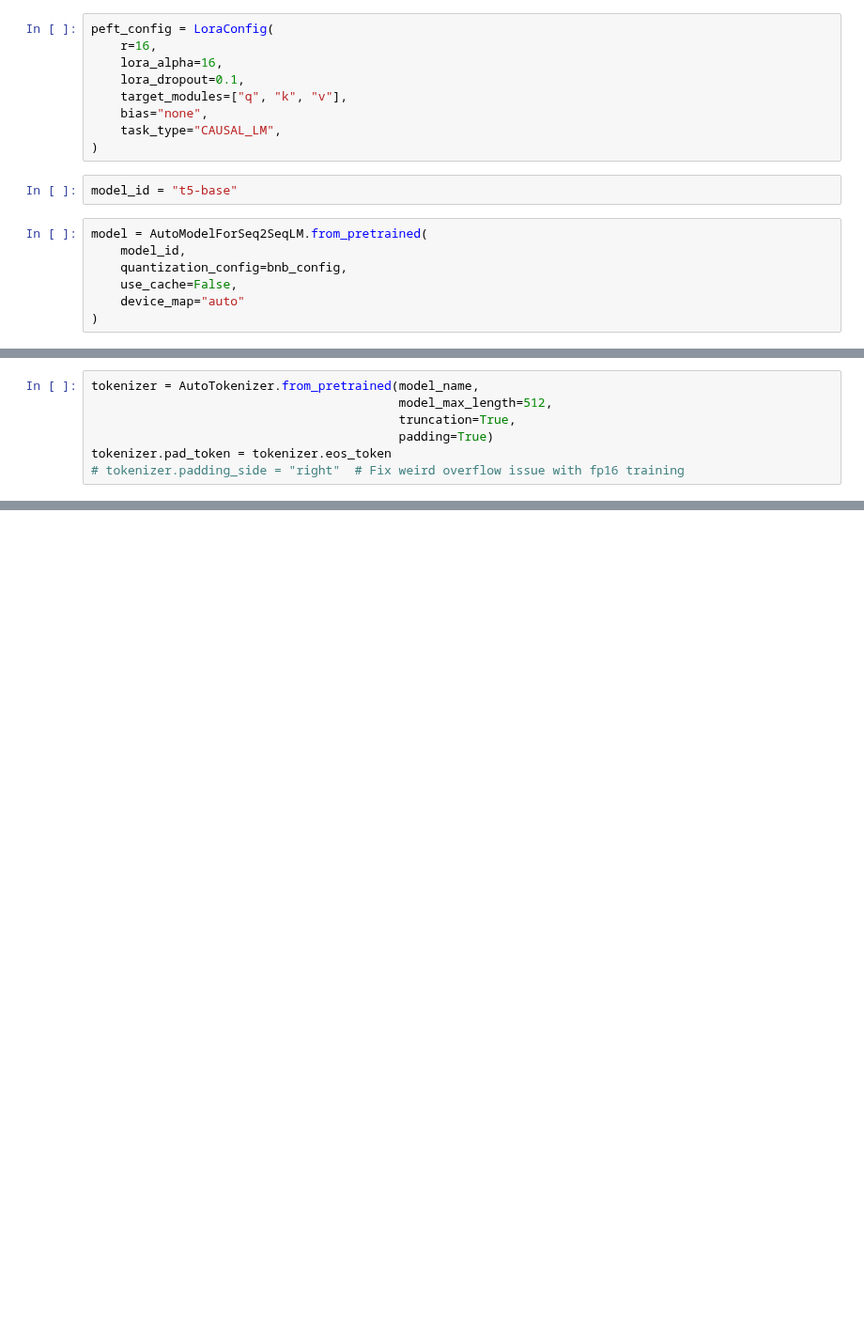
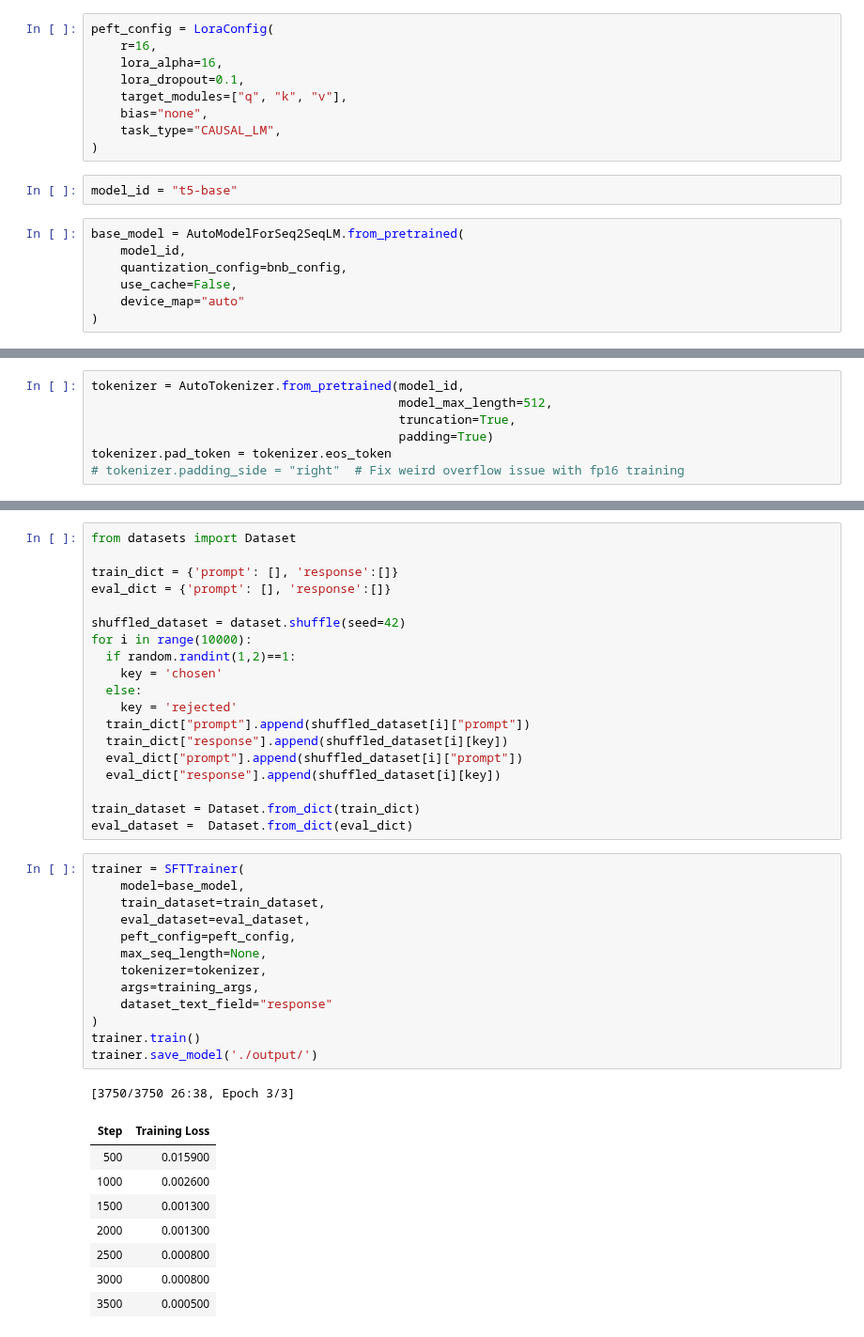
Before and after one commit to AI-Maker-Space/RLXF-Community-Sessions, a Jupyter notebook: rlhf_finetune.ipynb, the cells around one changed output, grey strips where cells are left out. Shown at 94% size. Saved outputs shown, nothing was run; the diff lists cells and outputs as text; blank space fills up the shorter version.

```diff
--- a/rlhf_finetune.ipynb
+++ b/rlhf_finetune.ipynb
@@ -81,7 +103,7 @@ peft_config = LoraConfig(
 # %%
 model_id = "t5-base"
 # %%
-model = AutoModelForSeq2SeqLM.from_pretrained(
+base_model = AutoModelForSeq2SeqLM.from_pretrained(
     model_id,
     quantization_config=bnb_config,
     use_cache=False,
@@ -95,5 +115,5 @@ print(model)
 # %%
-tokenizer = AutoTokenizer.from_pretrained(model_name,
+tokenizer = AutoTokenizer.from_pretrained(model_id,
                                           model_max_length=512,
                                           truncation=True,
                                           padding=True)
@@ -138,0 +136,42 @@ trainer.save_model(script_args.output_dir)
+# %%
+from datasets import Dataset
+
+train_dict = {'prompt': [], 'response':[]}
+eval_dict = {'prompt': [], 'response':[]}
+
+shuffled_dataset = dataset.shuffle(seed=42)
+for i in range(10000):
+  if random.randint(1,2)==1:
+    key = 'chosen'
+  else:
+    key = 'rejected'
+  train_dict["prompt"].append(shuffled_dataset[i]["prompt"])
+  train_dict["response"].append(shuffled_dataset[i][key])
+  eval_dict["prompt"].append(shuffled_dataset[i]["prompt"])
+  eval_dict["response"].append(shuffled_dataset[i][key])
+
+train_dataset = Dataset.from_dict(train_dict)
+eval_dataset =  Dataset.from_dict(eval_dict)
+# %%
+trainer = SFTTrainer(
+    model=base_model,
+    train_dataset=train_dataset,
+    eval_dataset=eval_dataset,
+    peft_config=peft_config,
+    max_seq_length=None,
+    tokenizer=tokenizer,
+    args=training_args,
+    dataset_text_field="response"
+)
+trainer.train()
+trainer.save_model('./output/')
+# %% [output]
+[3750/3750 26:38, Epoch 3/3]
+| Step | Training Loss |
+| 500 | 0.015900 |
+| 1000 | 0.002600 |
+| 1500 | 0.001300 |
+| 2000 | 0.001300 |
+| 2500 | 0.000800 |
+| 3000 | 0.000800 |
+| 3500 | 0.000500 |
```
Also changed, not shown: parts of 12 cells of this notebook.
